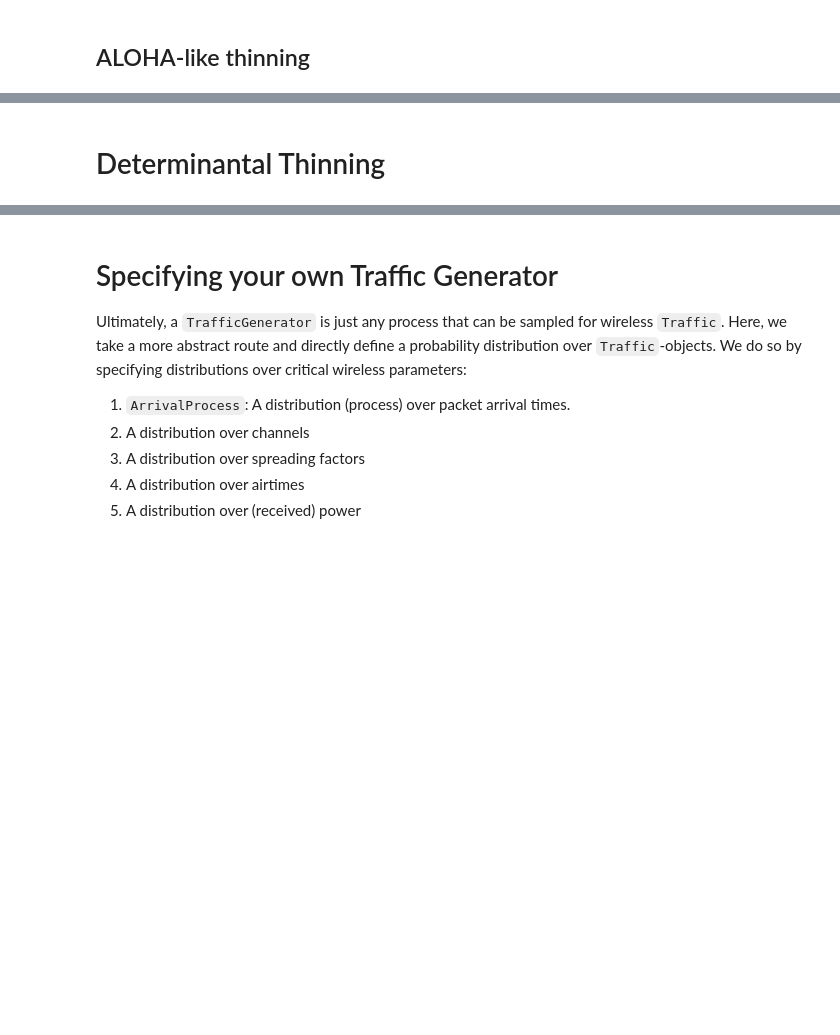
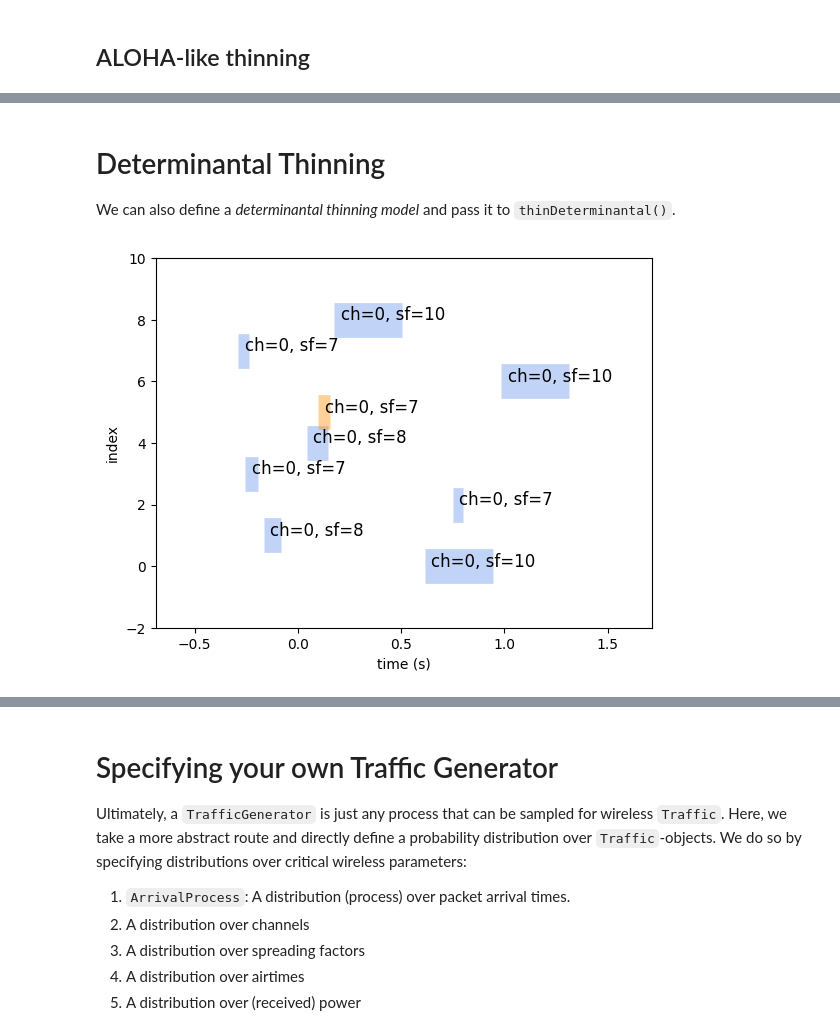
Before and after one commit to seaarts/lora-network-planner, a Jupyter notebook: notebooks/interference-simultion.ipynb, the cells around one changed output, grey strips where cells are left out. Drawn from its saved outputs; the diff is of its cells as text; code cells hidden in the pictures; blank space fills up the shorter version.

Commit message:
Add thinDeterminantal() and update nb

```diff
--- a/notebooks/interference-simultion.ipynb
+++ b/notebooks/interference-simultion.ipynb
@@ -103,2 +115,22 @@ traffic[0].plot(text=True, figsize=(8,4), linewidths=20, labels=traffic[0].thinA
 # %% [markdown]
 # Determinantal Thinning
+
+We can also define a _determinantal thinning model_ and pass it to ``thinDeterminantal()``.
+# %%
+# declare quality, similarity, and ell-ensemble
+qual = thd.ExponentialQuality(variables=["constant" , "airtime", "power"])
+
+simi = thd.RBF(variables = ['start', 'sf', 'channel'])
+
+ensemble = thd.EllEnsemble(qual, simi)
+# %%
+# declare parameters for DPP
+parameters = {}
+parameters['quality'] = dict(zip(['constant', 'airtime', 'power'], [80, 1, 0.7]))
+parameters['similarity'] = dict(zip(['start', 'channel', 'sf'], [2, -2, -2]))
+# %%
+labelsDet = traffic.thinDeterminantal(ensemble, parameters)
+
+traffic.plot(text=True, labels=labelsDet);
+# %% [output]
+[figure, added]
```
Also changed, not shown: parts of 12 cells of this notebook, 2 other files.
